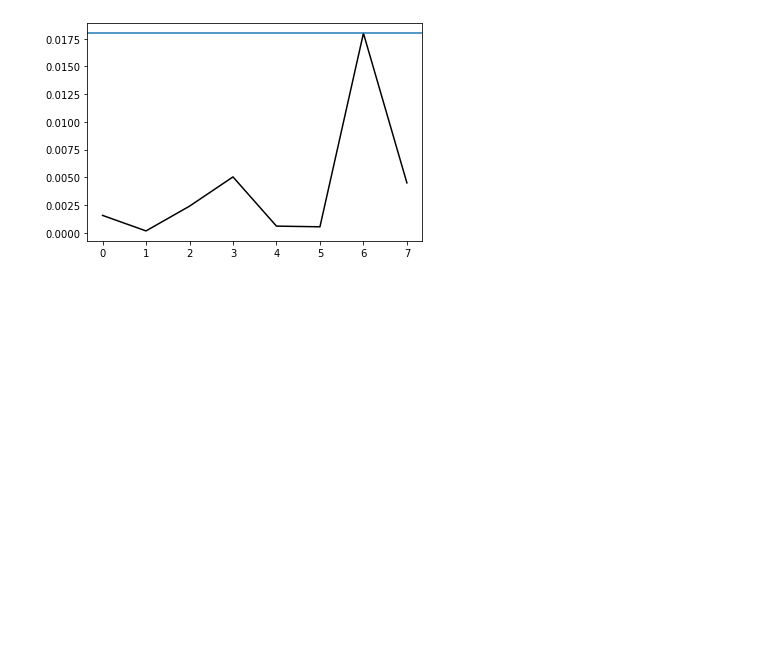
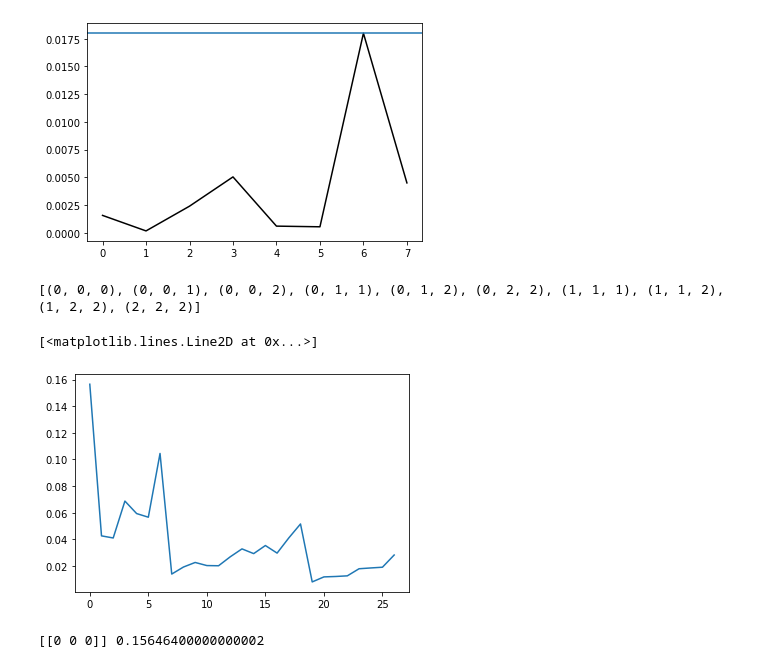
Before and after one commit to psalazarg02/MetodosComputacionales20222, a Jupyter notebook: Week15/HiddenMarkov.ipynb, the cells around one changed output. Saved outputs shown, nothing was run; the diff lists cells and outputs as text; code cells hidden in the pictures; blank space fills up the shorter version.

Commit message:
Hidden

```diff
--- a/Week15/HiddenMarkov.ipynb
+++ b/Week15/HiddenMarkov.ipynb
@@ -111,3 +108,32 @@ plt.axhline(y=maxP)
 # %% [output]
 <matplotlib.lines.Line2D at 0x...>
 [figure]
+# %%
+ObsStates = GetHiddenStates([0,1,2],3)
+# %% [output]
+[(0, 0, 0), (0, 0, 1), (0, 0, 2), (0, 1, 1), (0, 1, 2), (0, 2, 2), (1, 1, 1), (1, 1, 2), (1, 2, 2), (2, 2, 2)]
+# %%
+NObs = ObsStates.shape[0]
+
+PObs = np.zeros(NObs)
+
+for j in range(NObs):
+
+    dim = HiddenStates.shape[0]
+    P = np.zeros(dim)
+
+    for i in range(dim):
+        P[i] = GetProb(T,E,ObsStates[j],HiddenStates[i],Prior)
+
+    PObs[j] = np.sum(P)
+# %%
+plt.plot(PObs)
+# %% [output]
+[<matplotlib.lines.Line2D at 0x...>]
+[figure, added]
+# %%
+maxP = np.max(PObs)
+ii = np.where( PObs == np.amax(PObs))
+print(ObsStates[ii],maxP)
+# %% [output]
+[[0 0 0]] 0.15646400000000002
```
Also changed, not shown: parts of 3 cells of this notebook.
